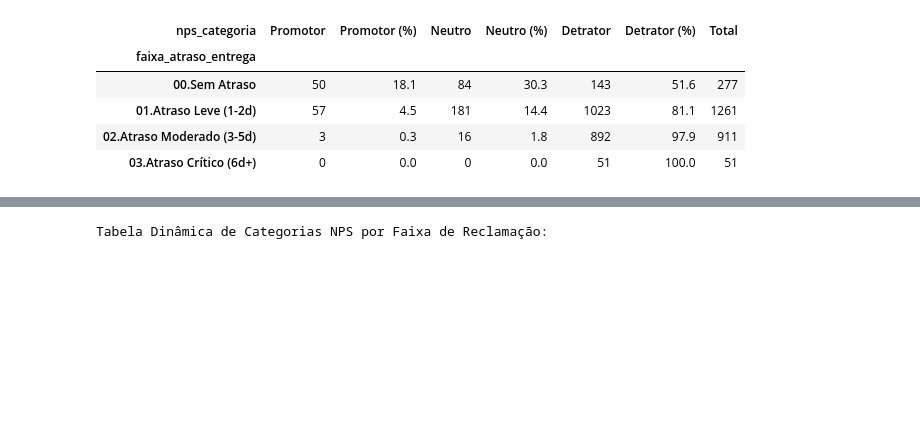
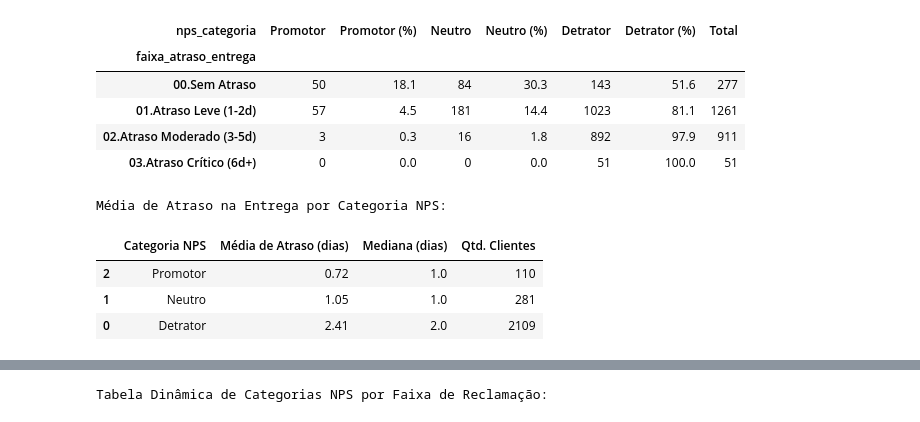
Before and after one commit to postechfiap018-ctrl/TECH_CHALLENGE_FASE1, a Jupyter notebook: EDA_TECHALLENGE_FASE1.ipynb, the cells around one changed output, grey strips where cells are left out. Drawn from its saved outputs; the diff is of its cells as text; code cells hidden in the pictures; blank space fills up the shorter version.

```diff
--- a/EDA_TECHALLENGE_FASE1.ipynb
+++ b/EDA_TECHALLENGE_FASE1.ipynb
@@ -371,3 +371,21 @@ Tabela Dinâmica de NPS por Faixa de Atraso na Entrega:
 | 01.Atraso Leve (1-2d) | 57 | 4.5 | 181 | 14.4 | 1023 | 81.1 | 1261 |
 | 02.Atraso Moderado (3-5d) | 3 | 0.3 | 16 | 1.8 | 892 | 97.9 | 911 |
 | 03.Atraso Crítico (6d+) | 0 | 0.0 | 0 | 0.0 | 51 | 100.0 | 51 |
+# %%
+# Tabela de média de dias de atraso por categoria NPS
+tabela_atraso_nps = df.groupby('nps_categoria')['delivery_delay_days'].agg(['mean', 'median', 'count']).reset_index()
+tabela_atraso_nps.columns = ['Categoria NPS', 'Média de Atraso (dias)', 'Mediana (dias)', 'Qtd. Clientes']
+
+# Ordenar para facilitar a leitura (Promotores costumam ter menos atraso)
+ordem_nps = ['Promotor', 'Neutro', 'Detrator']
+tabela_atraso_nps['Categoria NPS'] = pd.Categorical(tabela_atraso_nps['Categoria NPS'], categories=ordem_nps, ordered=True)
+tabela_atraso_nps = tabela_atraso_nps.sort_values('Categoria NPS')
+
+print('Média de Atraso na Entrega por Categoria NPS:')
+display(tabela_atraso_nps.round(2))
+# %% [output]
+Média de Atraso na Entrega por Categoria NPS:
+|  | Categoria NPS | Média de Atraso (dias) | Mediana (dias) | Qtd. Clientes |
+| 2 | Promotor | 0.72 | 1.0 | 110 |
+| 1 | Neutro | 1.05 | 1.0 | 281 |
+| 0 | Detrator | 2.41 | 2.0 | 2109 |
```
Also changed, not shown: parts of 6 cells of this notebook.
